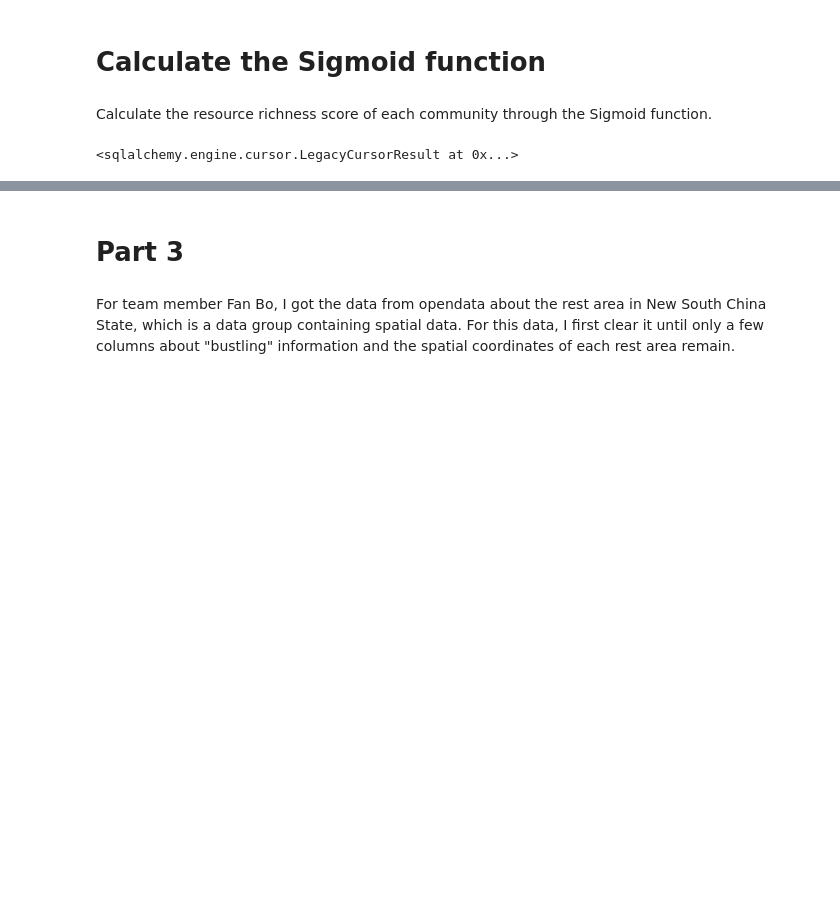
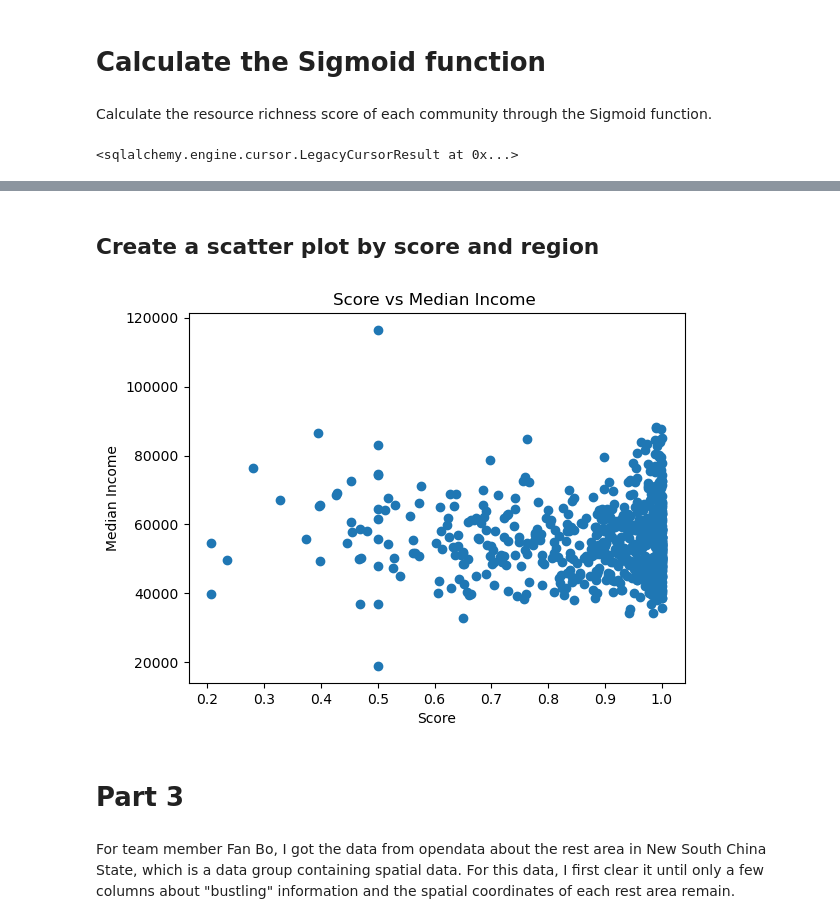
Before and after one commit to JKPegasus/DATA2001-Project, a Jupyter notebook: project/SA2/assignment (1).ipynb, the cells around one changed output, grey strips where cells are left out. Drawn from its saved outputs; the diff is of its cells as text; code cells hidden in the pictures; blank space fills up the shorter version.

```diff
--- a/project/SA2/assignment (1).ipynb
+++ b/project/SA2/assignment (1).ipynb
@@ -737,3 +737,19 @@ SA2 Code: 801101135, score: 0.20676653562166009
+# %% [markdown]
+##  Create a scatter plot by score and region
+# %%
+cursor = db.execute('''
+SELECT sa2.sa2_name, sa2.score, income.median_income
+FROM sa2
+JOIN income ON sa2.sa2_code = income.sa2_code;
+''')
+data = pd.DataFrame(cursor.fetchall(), columns=["sa2_name", "score", "median_income"])
+plt.scatter(data["score"], data["median_income"])
+plt.xlabel("Score")
+plt.ylabel("Median Income")
+plt.title("Score vs Median Income ")
+plt.show()
+# %% [output]
+[figure, added]
 # %% [markdown]
 # Part 3
 # %% [markdown]
```
Also changed, not shown: parts of 10 cells of this notebook.
